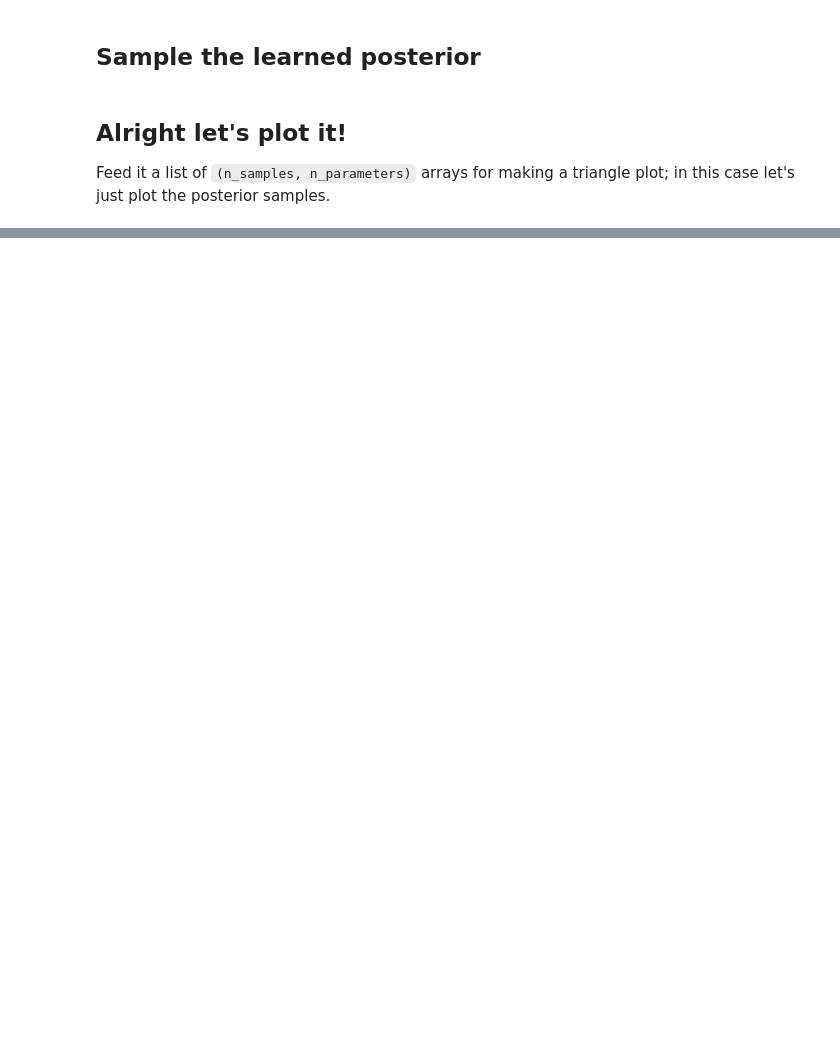
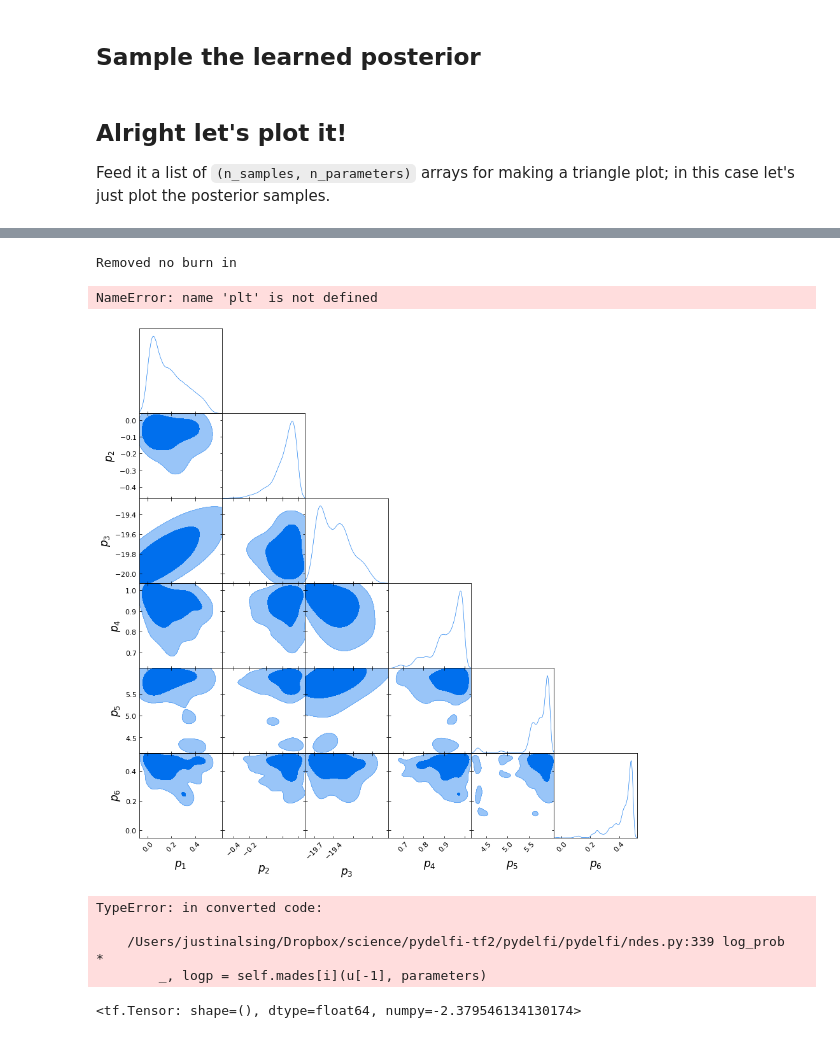
Before and after one commit to justinalsing/pydelfi, a Jupyter notebook: examples/jla_sne.ipynb, the cells around one changed output, grey strips where cells are left out. Cells and saved outputs as stored; diff of their text form; code cells hidden in the pictures; blank space fills up the shorter version.

```diff
--- a/examples/jla_sne.ipynb
+++ b/examples/jla_sne.ipynb
@@ -94,0 +146,18 @@ DelfiEnsemble.triangle_plot(samples=[posterior_samples])
+# %%
+import time
+num_results = 500
+init_state = [tf.constant(theta_fiducial, dtype=tf.float32)]
+
+start = time.time()
+chain, _ = tfp.mcmc.sample_chain(
+  num_results=num_results,
+  current_state=init_state,
+  kernel=tfp.mcmc.SliceSampler(
+      target_log_prob_fn=target,
+      step_size=1.0,
+      max_doublings=5,
+      seed=47),
+  num_burnin_steps=200,
+  num_steps_between_results=1,
+  parallel_iterations=1)
+print(time.time() - start)
@@ -94,0 +170,47 @@ DelfiEnsemble.triangle_plot(samples=[posterior_samples])
+# %%
+from getdist import plots, MCSamples
+import matplotlib as mpl
+
+def triangle_plot(samples = None, weights = None, savefig = False, filename = None, names = None, labels = None, ranges = None):
+
+    # Set samples to the posterior samples by default
+    mc_samples = [MCSamples(samples=s, weights = None, names = names, labels = labels, ranges = ranges) for s in samples]
+
+    # Triangle plot
+    with mpl.rc_context():
+        g = plots.getSubplotPlotter(width_inch = 12)
+        g.settings.figure_legend_frame = False
+        g.settings.alpha_filled_add=0.6
+        g.settings.axes_fontsize=14
+        g.settings.legend_fontsize=16
+        g.settings.lab_fontsize=20
+        g.triangle_plot(mc_samples, filled_compare=True, normalized=True)
+        for i in range(0, len(samples[0][0,:])):
+            for j in range(0, i+1):
+                ax = g.subplots[i,j]
+                xtl = ax.get_xticklabels()
+                ax.set_xticklabels(xtl, rotation=45)
+        plt.tight_layout()
+        plt.subplots_adjust(hspace=0, wspace=0)
+
+        if savefig:
+            plt.savefig(filename)
+        else:
+            plt.show()
+
+triangle_plot([chain[0].numpy()])
+# %% [output]
+Removed no burn in
+NameError: name 'plt' is not defined
+[figure, added]
+# %%
+NDEs3[0].log_prob(np.atleast_2d(compressed_data).astype(np.float32), np.atleast_2d(theta_fiducial))
+# %% [output]
+TypeError: in converted code:
+
+    /Users/justinalsing/Dropbox/science/pydelfi-tf2/pydelfi/pydelfi/ndes.py:339 log_prob  *
+        _, logp = self.mades[i](u[-1], parameters)
+# %%
+prior.log_prob(theta_fiducial.astype(np.float32))
+# %% [output]
+<tf.Tensor: shape=(), dtype=float64, numpy=-2.379546134130174>
```
Also changed, not shown: parts of 13 cells of this notebook, 2 other files.
